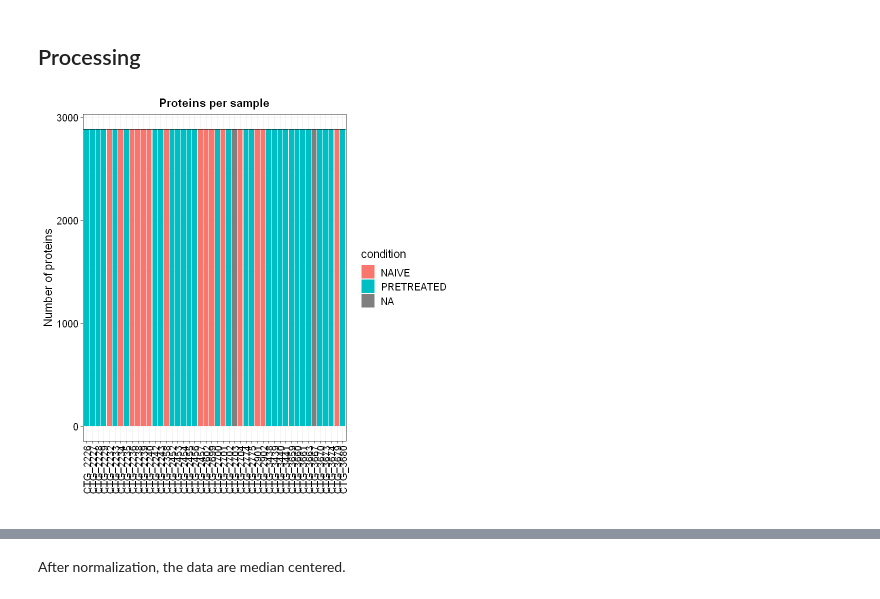
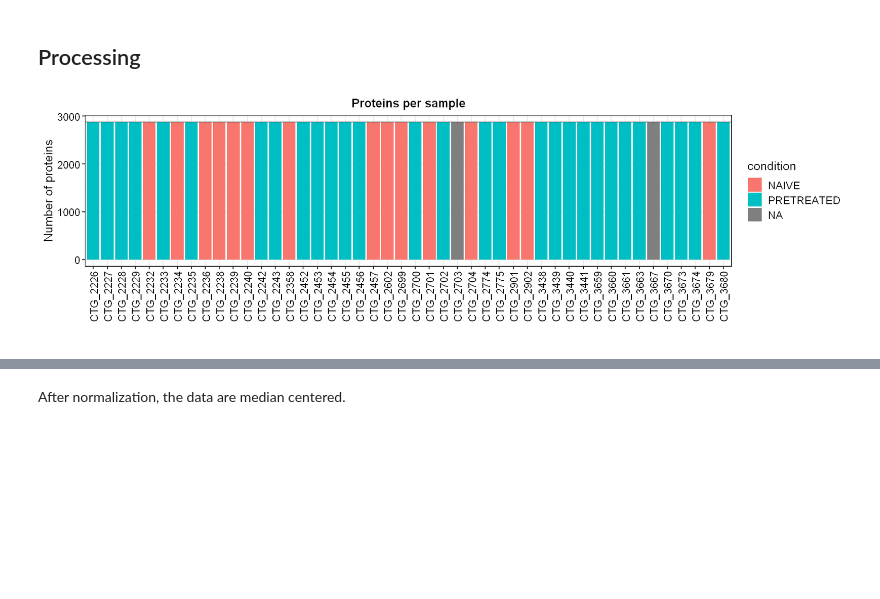
Before and after one commit to liorbey/lumin-workstation-materials, a Jupyter notebook: differential_protein_expression_R.ipynb, the cells around one changed output, grey strips where cells are left out. Cells and saved outputs as stored; diff of their text form; code cells hidden in the pictures; blank space fills up the shorter version.

```diff
--- a/differential_protein_expression_R.ipynb
+++ b/differential_protein_expression_R.ipynb
@@ -95,8 +95,9 @@ table(colData(data)$condition, useNA = "always")
         15         29          2
 # %% [markdown]
 ## Processing
-# %%
-# Plot a barplot of the number of identified proteins per samples
-plot_numbers(data)
-# %% [output]
-[figure, removed]
+# %%
+# Plot a barplot of the number of identified proteins per samples
+options(repr.plot.width=13, repr.plot.height=4, repr.plot.res=130)
+plot_numbers(data)
+# %% [output]
+[figure, added]
```
Also changed, not shown: parts of 3 cells of this notebook.
